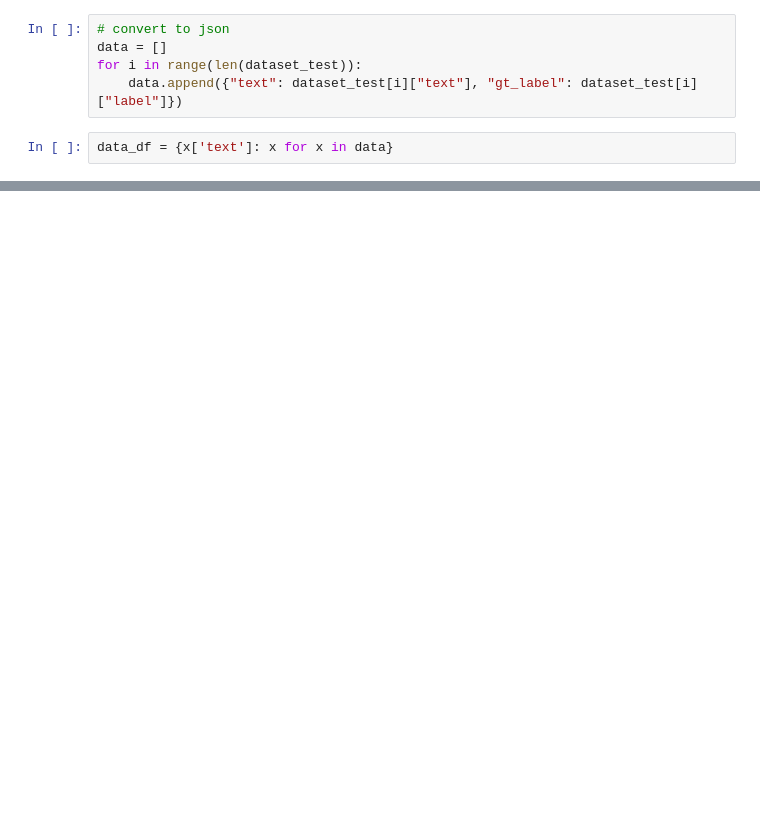
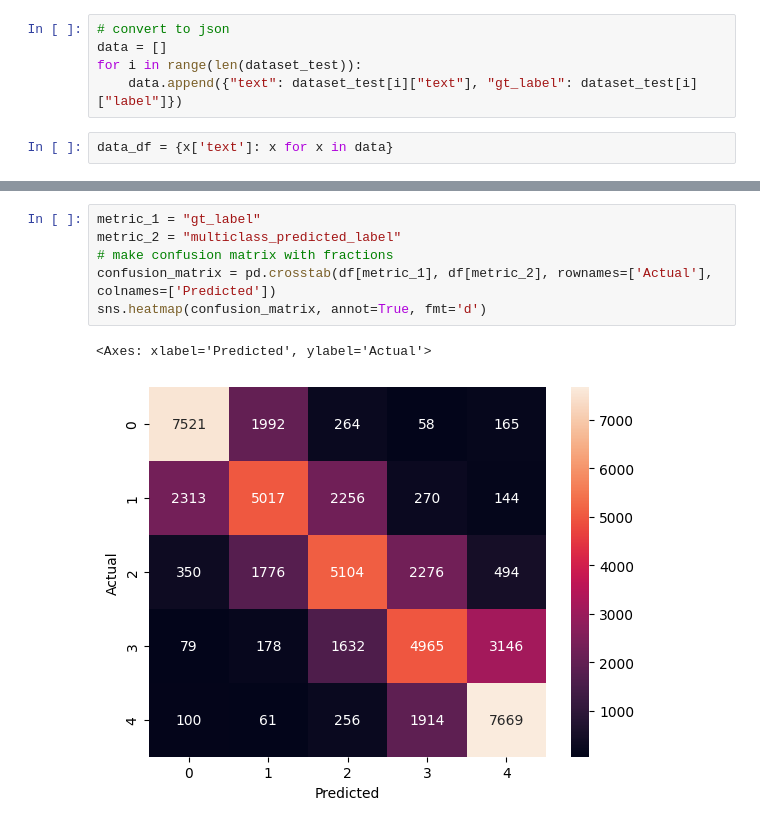
Before and after one commit to juice500ml/sentiment-cartography, a Jupyter notebook: cal_scores.ipynb, the cells around one changed output, grey strips where cells are left out. Cells and saved outputs as stored; diff of their text form; blank space fills up the shorter version.

```diff
--- a/cal_scores.ipynb
+++ b/cal_scores.ipynb
@@ -107,0 +136,9 @@ all_keys[700:720]
+# %%
+metric_1 = "gt_label"
+metric_2 = "multiclass_predicted_label"
+# make confusion matrix with fractions
+confusion_matrix = pd.crosstab(df[metric_1], df[metric_2], rownames=['Actual'], colnames=['Predicted'])
+sns.heatmap(confusion_matrix, annot=True, fmt='d')
+# %% [output]
+<Axes: xlabel='Predicted', ylabel='Actual'>
+[figure, added]
```
Also changed, not shown: parts of 23 cells of this notebook.
